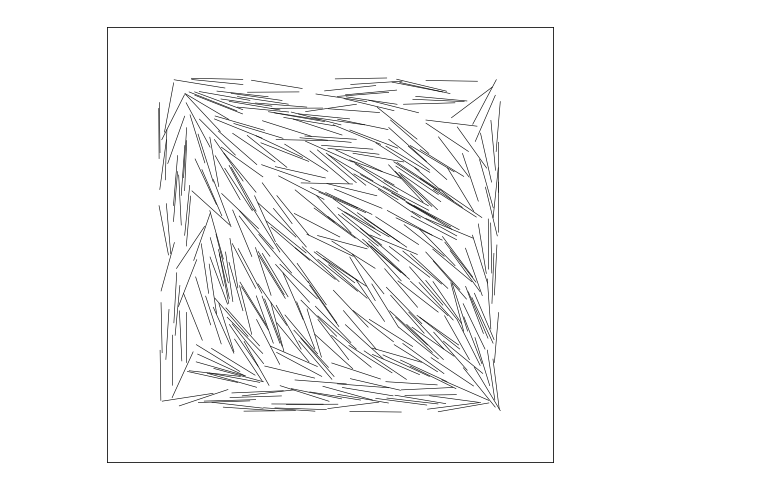
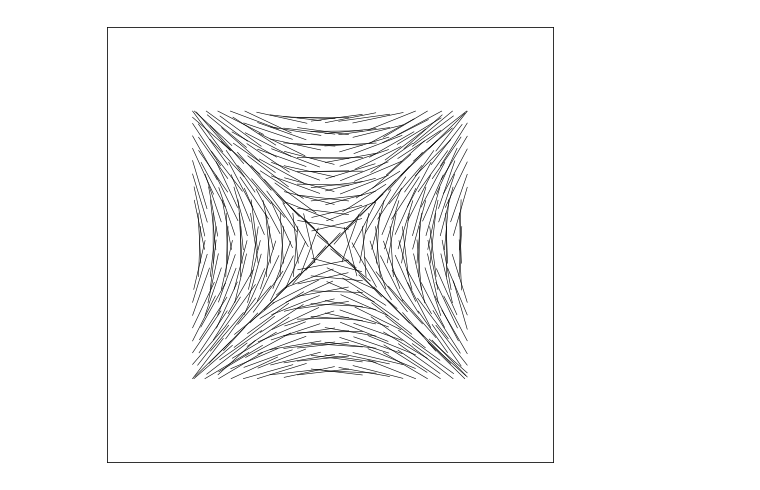
Before and after one commit to m-walters/mcmd, a Jupyter notebook: rodplot.ipynb, the cells around one changed output. Drawn from its saved outputs; the diff is of its cells as text; code cells hidden in the pictures.

```diff
--- a/rodplot.ipynb
+++ b/rodplot.ipynb
@@ -8,30 +8,30 @@ def plotLine(x1,y1,x2,y2):
 # %%
 w = 26.
 h = w
 plt.plot()
 plt.xlim(-w/2,w/2)
 plt.ylim(-h/2,h/2)
 plt.xticks([])
 plt.yticks([])
 
 # Read in data
-fname = "output/D"
+fname = "output/X2"
 # fname = "save/confX/sweep_00085000"
 dfile = open(fname, "r")
 cntSnap = 0
-showSnap = 400
+showSnap = 0
 for line in dfile.readlines():
     if showSnap == cntSnap:
         if line == "\n": break
         l = line.split()
         plotLine(l[5],l[6],l[7],l[8])
     else:
         if line == "\n": cntSnap+=1
         else: continue
 l[4]
 plt.gcf().set_size_inches(8,8)
 f = plt.gcf()
 # %% [output]
-[figure, old version]
+[figure, new version]
 # %%
 f.savefig(fname+".eps");
```
Also changed, not shown: 2 other files.
